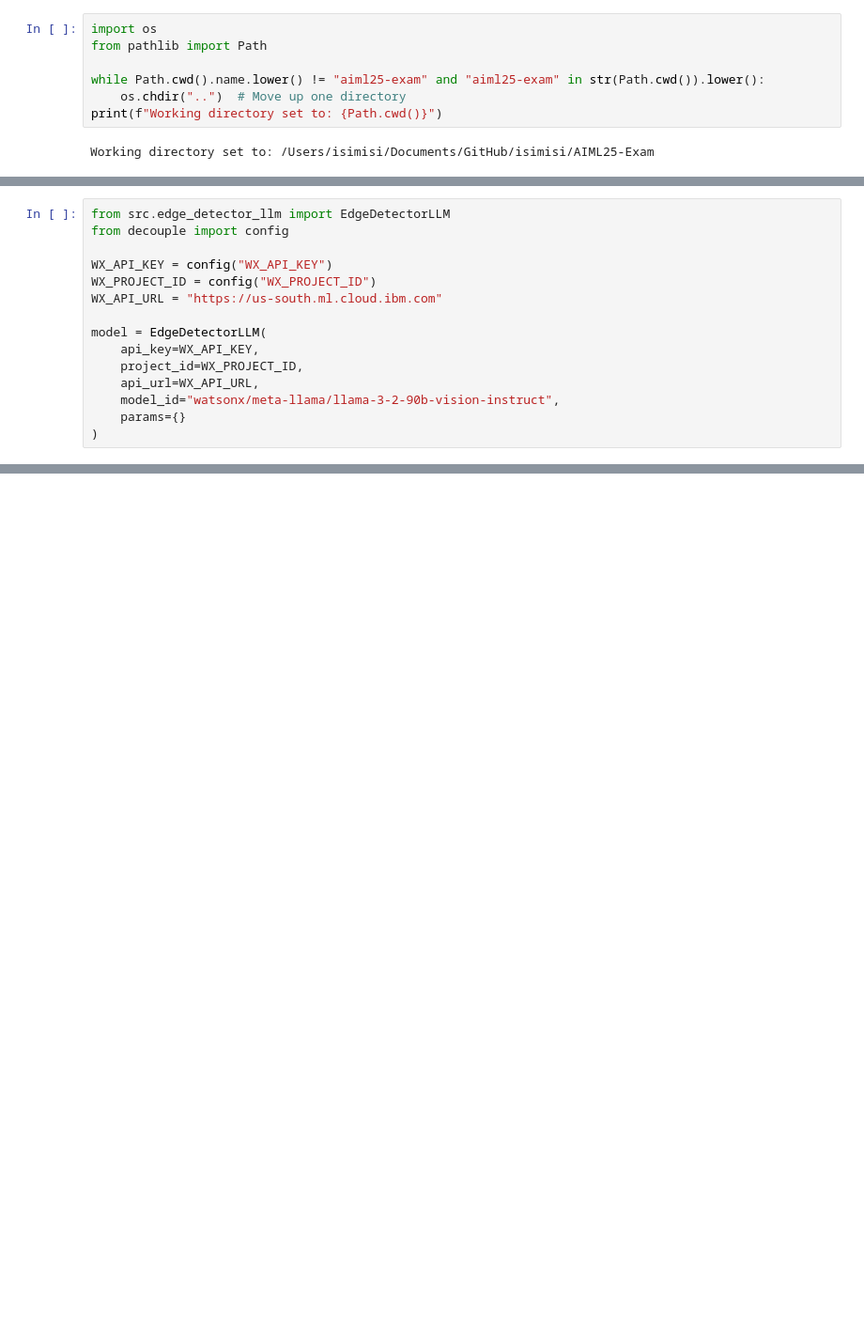
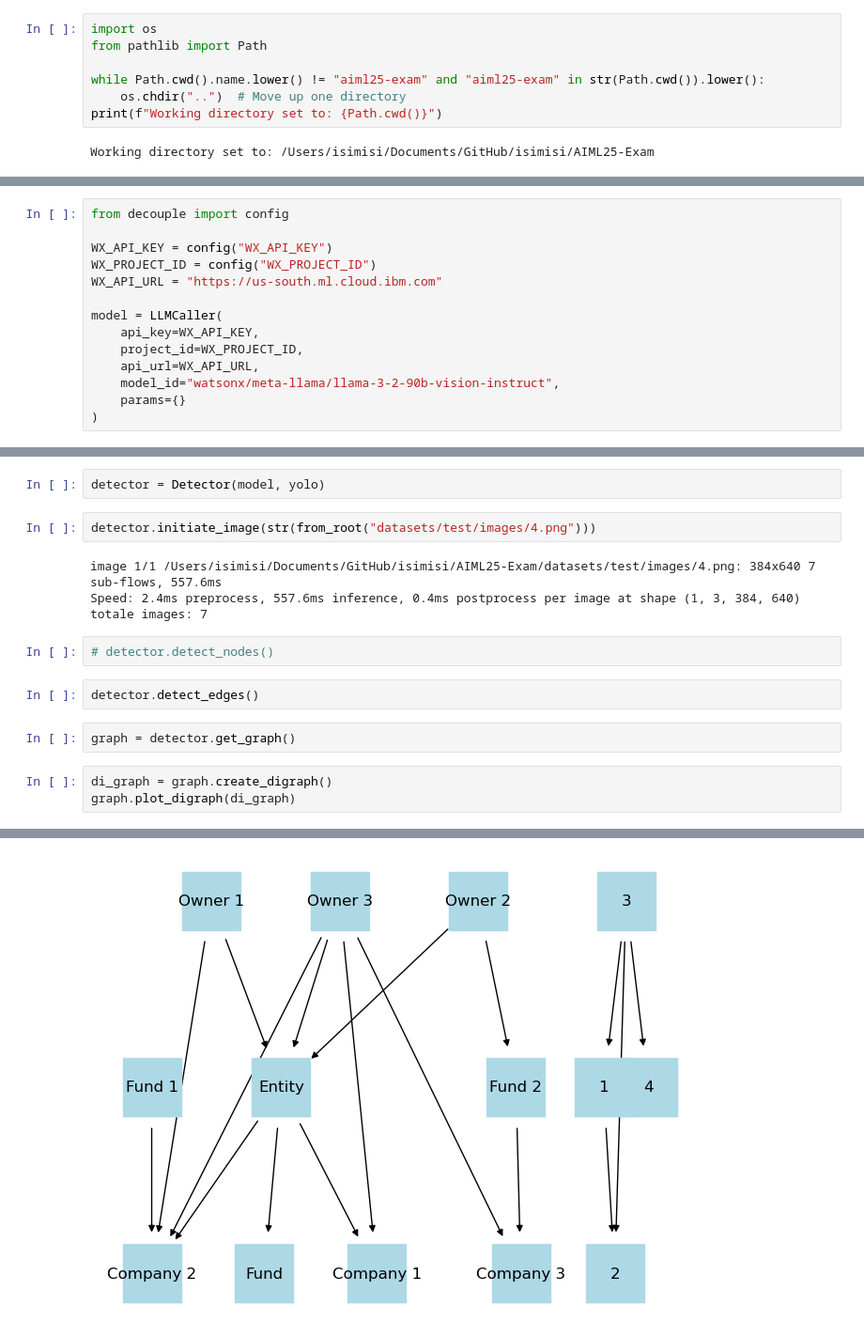
Before and after one commit to isimisi/AIML25-Exam, a Jupyter notebook: notebooks/main.ipynb, the cells around one changed output, grey strips where cells are left out. Shown at 94% size. Cells and saved outputs as stored; diff of their text form; blank space fills up the shorter version.

Commit message:
detector class (that's actually good)

```diff
--- a/notebooks/main.ipynb
+++ b/notebooks/main.ipynb
@@ -48,12 +25,11 @@ print(len(images))
 # %%
-from src.edge_detector_llm import EdgeDetectorLLM
 from decouple import config
 
 WX_API_KEY = config("WX_API_KEY")
 WX_PROJECT_ID = config("WX_PROJECT_ID")
 WX_API_URL = "https://us-south.ml.cloud.ibm.com"
 
-model = EdgeDetectorLLM(
+model = LLMCaller(
     api_key=WX_API_KEY,
     project_id=WX_PROJECT_ID,
     api_url=WX_API_URL,
@@ -156,0 +39,18 @@ true_edge_factory.edges
+# %%
+detector = Detector(model, yolo)
+# %%
+detector.initiate_image(str(from_root("datasets/test/images/4.png")))
+# %% [output]
+image 1/1 /Users/isimisi/Documents/GitHub/isimisi/AIML25-Exam/datasets/test/images/4.png: 384x640 7 sub-flows, 557.6ms
+Speed: 2.4ms preprocess, 557.6ms inference, 0.4ms postprocess per image at shape (1, 3, 384, 640)
+totale images: 7
+# %%
+# detector.detect_nodes()
+# %%
+detector.detect_edges()
+# %%
+graph = detector.get_graph()
+# %%
+di_graph = graph.create_digraph()
+graph.plot_digraph(di_graph)
+# %% [output]
@@ -157,3 +58,4 @@ true_edge_factory.edges
+[figure, added]
 # %%
 from src.edge_validator import EdgeValidator
 
```
Also changed, not shown: parts of 14 cells of this notebook, 7 other files.
